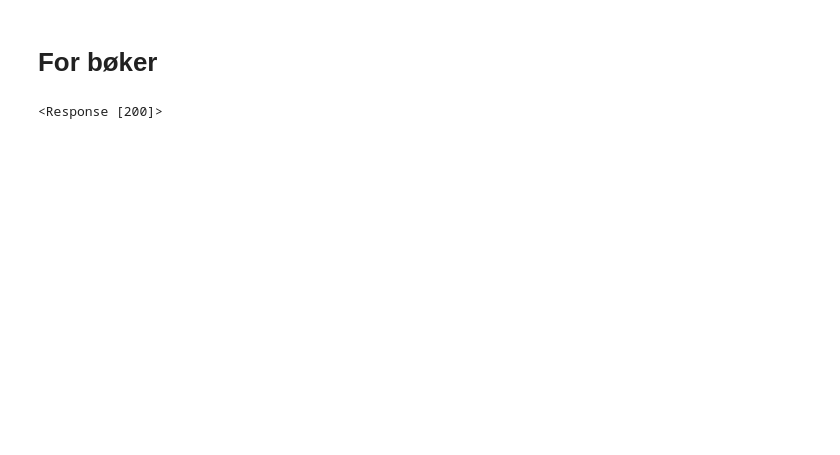
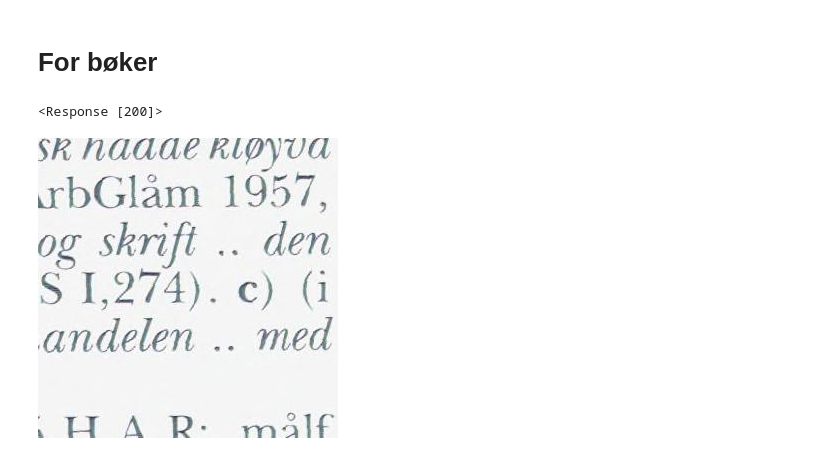
Before and after one commit to Yoonsen/Pictures, a Jupyter notebook: pictureExtract.ipynb, the cells around one changed output. Saved outputs shown, nothing was run; the diff lists cells and outputs as text; code cells hidden in the pictures; blank space fills up the shorter version.

```diff
--- a/pictureExtract.ipynb
+++ b/pictureExtract.ipynb
@@ -57,3 +60,9 @@ SCALEDHPOS=100, SCALEDVPOS=200, SCALEDWIDTH=100, SCALEDHEIGHT=100))
 print(r)
 # %% [output]
 <Response [200]>
+# %%
+nbp.get_picture_from_url("http://www.nb.no/services/image/resolver/URN:NBN:no-nb_{filename}/{SCALEDHPOS},{SCALEDVPOS},{SCALEDWIDTH},{SCALEDHEIGHT}/full/0/native.jpg".format(
+    filename="digibok_2009081400013_0389",
+SCALEDHPOS=810, SCALEDVPOS=600, SCALEDWIDTH=300, SCALEDHEIGHT=300))
+# %% [output]
+[figure, added]
```
Also changed, not shown: parts of 3 cells of this notebook, 2 other files.
